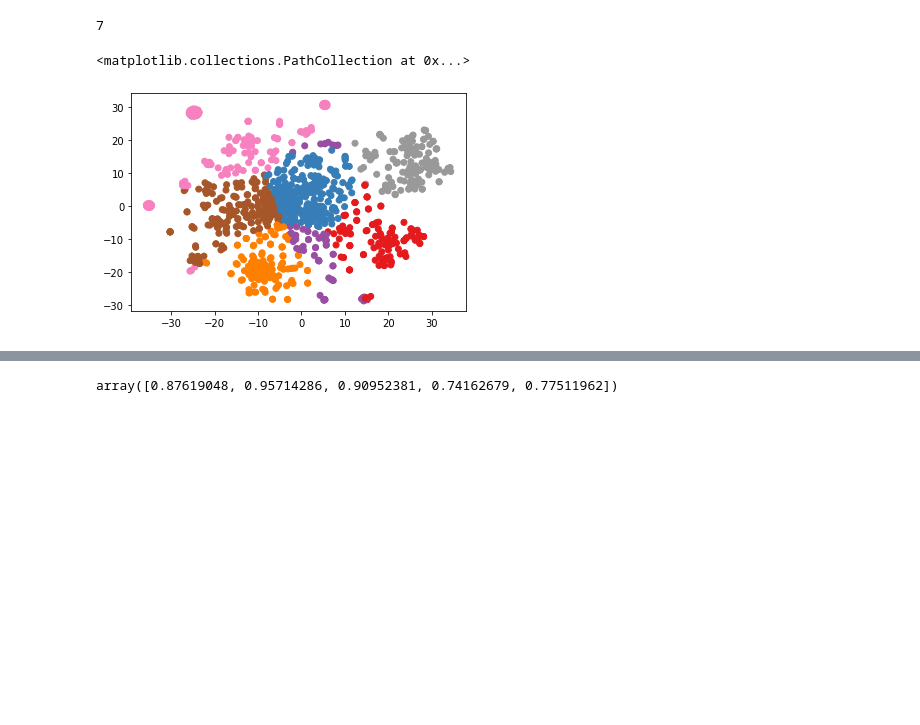
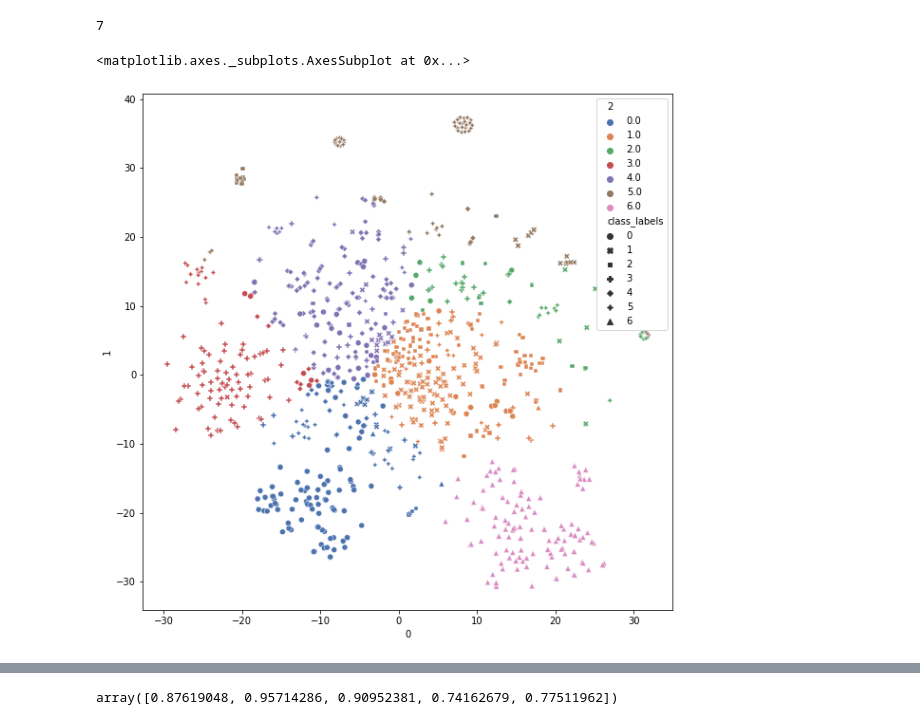
Before and after one commit to JeongJeong-code/P6_market_place, a Jupyter notebook: text_image_classification.ipynb, the cells around one changed output, grey strips where cells are left out. Cells and saved outputs as stored; diff of their text form; code cells hidden in the pictures; blank space fills up the shorter version.

```diff
--- a/text_image_classification.ipynb
+++ b/text_image_classification.ipynb
@@ -131,13 +158,12 @@ See the caveats in the documentation: https://pandas.pydata.org/pandas-docs/stab
 # %%
-from nltk.tokenize import RegexpTokenizer
-
 tokenizer = RegexpTokenizer(r'\w+')
-tokenize_desc = pd.Series(df1_test.description.str.lower().apply(tokenizer.tokenize),name ='tokenize_desc')
+tokenize_desc = pd.Series(df1_test.description.str.lower(
+                          ).apply(tokenizer.tokenize), name='tokenize_desc')
 # %%
 all_words = [word for tokens in tokenize_desc for word in tokens]
-from collections import Counter
 count_all_words = Counter(all_words)
-most_common_words= [word for word, word_count in count_all_words.most_common(20)]
+most_common_words = [word for word,
+                     word_count in count_all_words.most_common(20)]
 # %%
 words = ', '.join(all_words)
 # %%
@@ -297,7 +315,5 @@ plt.imshow(img4), plt.show()
 # %%
-from sklearn.cluster import MiniBatchKMeans
-from sklearn.neural_network import MLPClassifier
 k = np.size(labels) * 10
-
 batch_size = np.size(os.listdir(img_path)) * 3
-kmeans = MiniBatchKMeans(n_clusters=k, batch_size=batch_size, verbose=1).fit(dico)
+kmeans = MiniBatchKMeans(n_clusters=k, batch_size=batch_size,
+                         verbose=1).fit(dico)
@@ -338,10 +336,5 @@ for leaf in train.image:
 # %%
-from sklearn.feature_extraction.text import CountVectorizer
-
-count_vectorizer = CountVectorizer(analyzer='word', token_pattern=r'\w+',stop_words=stopword_list)
-
+count_vectorizer = CountVectorizer(analyzer='word', token_pattern=r'\w+',
+                                   stop_words=stopword_list)
 bow = dict()
 bow["train"] = (count_vectorizer.fit_transform(X_train), y_train)
-#bow["test"]  = (count_vectorizer.transform(X_test), y_test)
-print(bow["train"][0].shape)
-#print(bow["test"][0].shape)
@@ -432,9 +411,12 @@ df1_test.categories.nunique()
 # %% [output]
 7
 # %%
-results = np.c_[X_tsne,labels_]
+results = np.c_[X_tsne, labels_]
 pd_result = pd.DataFrame(results)
-plt.scatter(pd_result[0], pd_result[1], c=pd_result[2], cmap='Set1')
+pd_result = pd.concat([pd_result, pd.Series(y_train)], axis=1)
+plt.figure(figsize=(10, 10))
+sns.scatterplot(x=pd_result[0], y=pd_result[1], hue=pd_result[2],
+                style=pd_result.class_labels, palette='deep')
 # %% [output]
-<matplotlib.collections.PathCollection at 0x...>
+<matplotlib.axes._subplots.AxesSubplot at 0x...>
-[figure, old version]
+[figure, new version]
```
Also changed, not shown: parts of 58 cells of this notebook.
